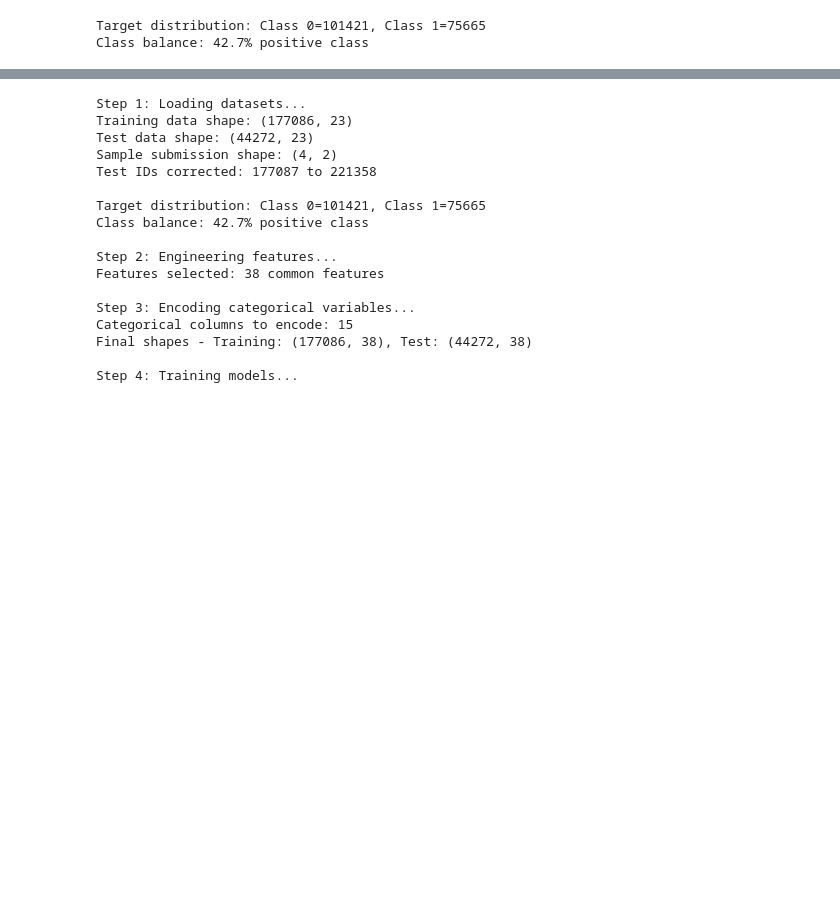
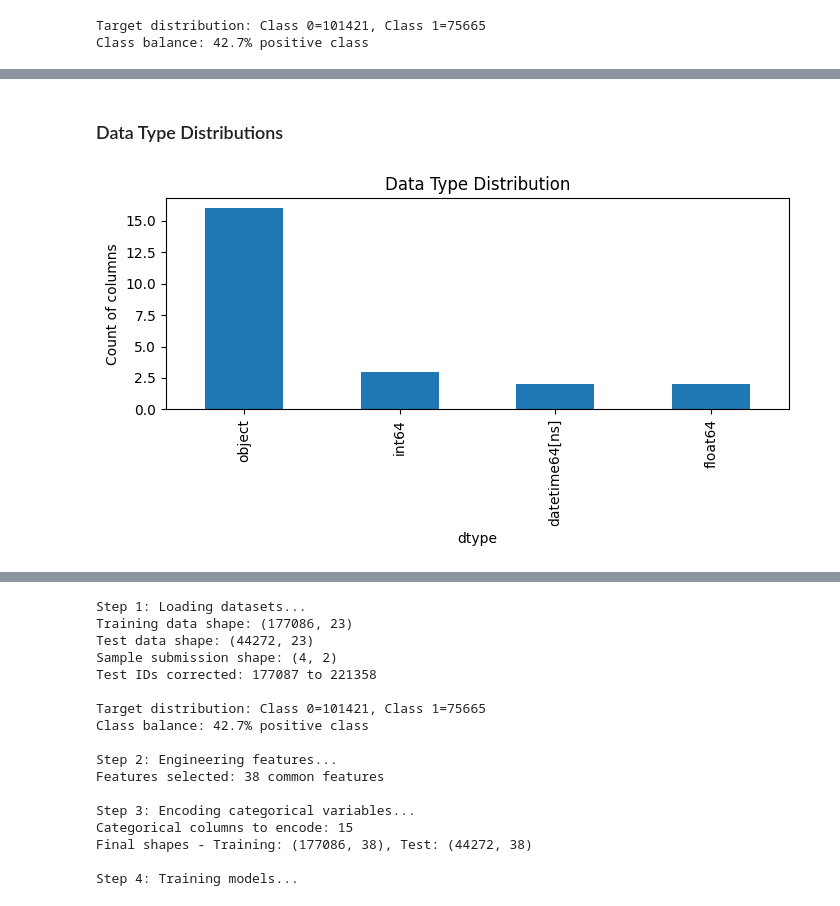
Before and after one commit to lorrainefadzaic-tech/Purchase-Intent-Prediction, a Jupyter notebook: purchase_intent-prediction.ipynb, the cells around one changed output, grey strips where cells are left out. Drawn from its saved outputs; the diff is of its cells as text; code cells hidden in the pictures; blank space fills up the shorter version.

```diff
--- a/purchase_intent-prediction.ipynb
+++ b/purchase_intent-prediction.ipynb
@@ -184,0 +342,15 @@ Class balance: 42.7% positive class
+# %% [markdown]
+### Data Type Distributions
+# %%
+dtype_counts = DF.dtypes.astype(str).value_counts()
+
+plt.figure(figsize=(7, 4))
+dtype_counts.plot(kind="bar")
+plt.title("Data Type Distribution")
+plt.xlabel("dtype")
+plt.ylabel("Count of columns")
+plt.tight_layout()
+maybe_save("dtype_distribution")
+plt.show()
+# %% [output]
+[figure, added]
```
Also changed, not shown: parts of 27 cells of this notebook, 2 other files.
